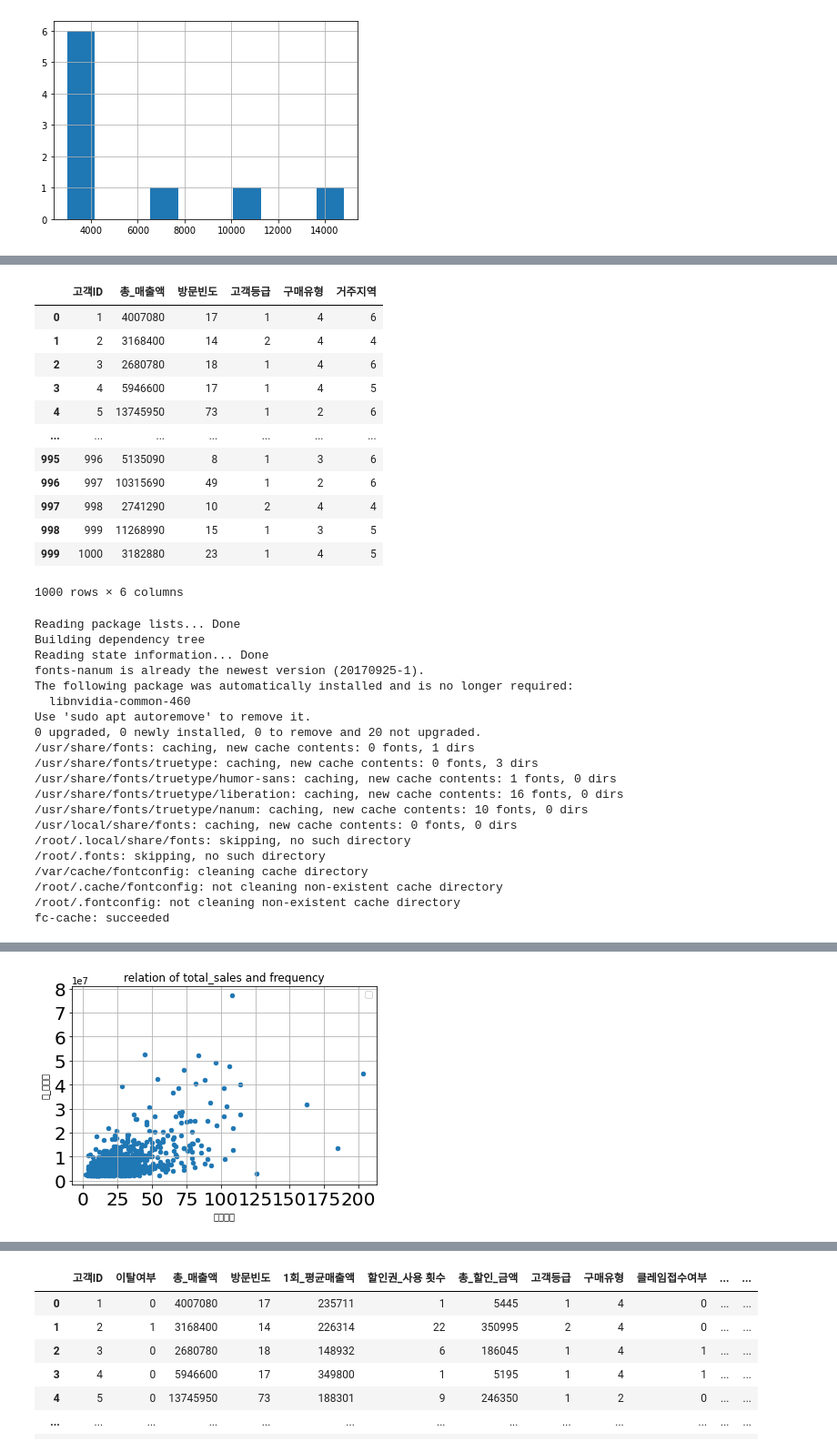
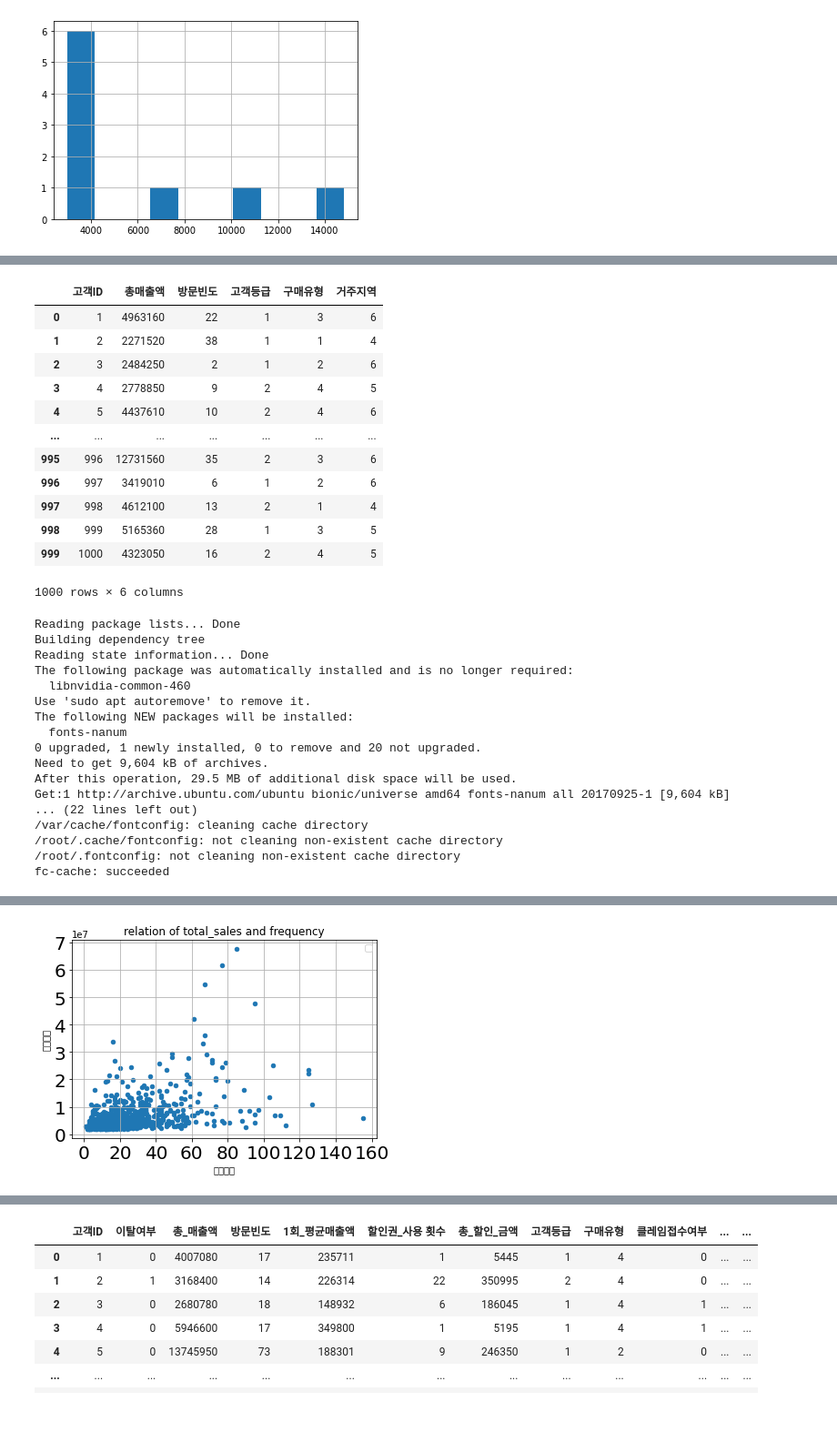
Before and after one commit to chahyeonseong/chahyeonseong, a Jupyter notebook: 새해복.ipynb, the cells around one changed output, grey strips where cells are left out. Shown: that part at 91% size. Cells and saved outputs as stored; diff of their text form; code cells hidden in the pictures; blank space fills up the shorter version.

```diff
--- a/새해복.ipynb
+++ b/새해복.ipynb
@@ -512,6 +512,6 @@ data_outlier["salary"].hist()
 # %%
 #en="cp949","utf-8"사용 (한글을 깨지지 않게 나타내는 코딩)
 
-df = pd.read_csv("/content/Ashopping.csv", encoding = "cp949")
+df = pd.read_csv("/content/drive/MyDrive/Ashopping (1).csv", encoding = "cp949")
 df
 # %% [output]
@@ -638,5 +635,5 @@ df_join.describe()
 # %%
-y=df_join[["고객ID", "총_매출액"]]
+y=df_join[["고객ID", "총매출액"]]
 # %%
 x = df_join[["고객ID", "방문빈도", "고객등급", "구매유형","거주지역"]]
 # %%
@@ -681,18 +678,18 @@ y
 xy_merge = y.merge(x)
 xy_merge
 # %% [output]
-|  | 고객ID | 총_매출액 | 방문빈도 | 고객등급 | 구매유형 | 거주지역 |
-| 0 | 1 | 4007080 | 17 | 1 | 4 | 6 |
-| 1 | 2 | 3168400 | 14 | 2 | 4 | 4 |
-| 2 | 3 | 2680780 | 18 | 1 | 4 | 6 |
-| 3 | 4 | 5946600 | 17 | 1 | 4 | 5 |
-| 4 | 5 | 13745950 | 73 | 1 | 2 | 6 |
+|  | 고객ID | 총매출액 | 방문빈도 | 고객등급 | 구매유형 | 거주지역 |
+| 0 | 1 | 4963160 | 22 | 1 | 3 | 6 |
+| 1 | 2 | 2271520 | 38 | 1 | 1 | 4 |
+| 2 | 3 | 2484250 | 2 | 1 | 2 | 6 |
+| 3 | 4 | 2778850 | 9 | 2 | 4 | 5 |
+| 4 | 5 | 4437610 | 10 | 2 | 4 | 6 |
 | ... | ... | ... | ... | ... | ... | ... |
-| 995 | 996 | 5135090 | 8 | 1 | 3 | 6 |
-| 996 | 997 | 10315690 | 49 | 1 | 2 | 6 |
-| 997 | 998 | 2741290 | 10 | 2 | 4 | 4 |
-| 998 | 999 | 11268990 | 15 | 1 | 3 | 5 |
-| 999 | 1000 | 3182880 | 23 | 1 | 4 | 5 |
+| 995 | 996 | 12731560 | 35 | 2 | 3 | 6 |
+| 996 | 997 | 3419010 | 6 | 1 | 2 | 6 |
+| 997 | 998 | 4612100 | 13 | 2 | 1 | 4 |
+| 998 | 999 | 5165360 | 28 | 1 | 3 | 5 |
+| 999 | 1000 | 4323050 | 16 | 2 | 4 | 5 |
 1000 rows × 6 columns
 # %%
 #폰트 다운로드
@@ -703,19 +700,16 @@ xy_merge
 Reading package lists... Done
 Building dependency tree
 Reading state information... Done
-fonts-nanum is already the newest version (20170925-1).
 The following package was automatically installed and is no longer required:
   libnvidia-common-460
 Use 'sudo apt autoremove' to remove it.
-0 upgraded, 0 newly installed, 0 to remove and 20 not upgraded.
-/usr/share/fonts: caching, new cache contents: 0 fonts, 1 dirs
-/usr/share/fonts/truetype: caching, new cache contents: 0 fonts, 3 dirs
-/usr/share/fonts/truetype/humor-sans: caching, new cache contents: 1 fonts, 0 dirs
-/usr/share/fonts/truetype/liberation: caching, new cache contents: 16 fonts, 0 dirs
-/usr/share/fonts/truetype/nanum: caching, new cache contents: 10 fonts, 0 dirs
-/usr/local/share/fonts: caching, new cache contents: 0 fonts, 0 dirs
-/root/.local/share/fonts: skipping, no such directory
-/root/.fonts: skipping, no such directory
+The following NEW packages will be installed:
+  fonts-nanum
+0 upgraded, 1 newly installed, 0 to remove and 20 not upgraded.
+Need to get 9,604 kB of archives.
+After this operation, 29.5 MB of additional disk space will be used.
+Get:1 http://archive.ubuntu.com/ubuntu bionic/universe amd64 fonts-nanum all 20170925-1 [9,604 kB]
+... (22 lines left out)
 /var/cache/fontconfig: cleaning cache directory
 /root/.cache/fontconfig: not cleaning non-existent cache directory
 /root/.fontconfig: not cleaning non-existent cache directory
@@ -726,7 +720,7 @@ plt.rc('font', family = 'NanumBarunGothic')
 # %%
 #도표, 그림 같은 결과물을 보여줌
 %matplotlib inline
-xy_merge.plot.scatter(x = "방문빈도", y = "총_매출액", title = "relation of total_sales and frequency")
+xy_merge.plot.scatter(x = "방문빈도", y = "총매출액", title = "relation of total_sales and frequency")
 
 plt.legend() #범례
 plt.grid() #격자배경
@@ -738,4 +734,4 @@ WARNING:matplotlib.legend:No handles with labels found to put in legend.
-[figure, old version]
+[figure, new version]
 # %%
 #pandas는 series(1차원), DataFrame(2차원),panel(3차원)을 사용
 #DataFrame은 2차원배열이며 행과 열로 이루어진 데이터 객체를 만들어 다룰수 있으며
```
Also changed, not shown: parts of 39 cells of this notebook.
